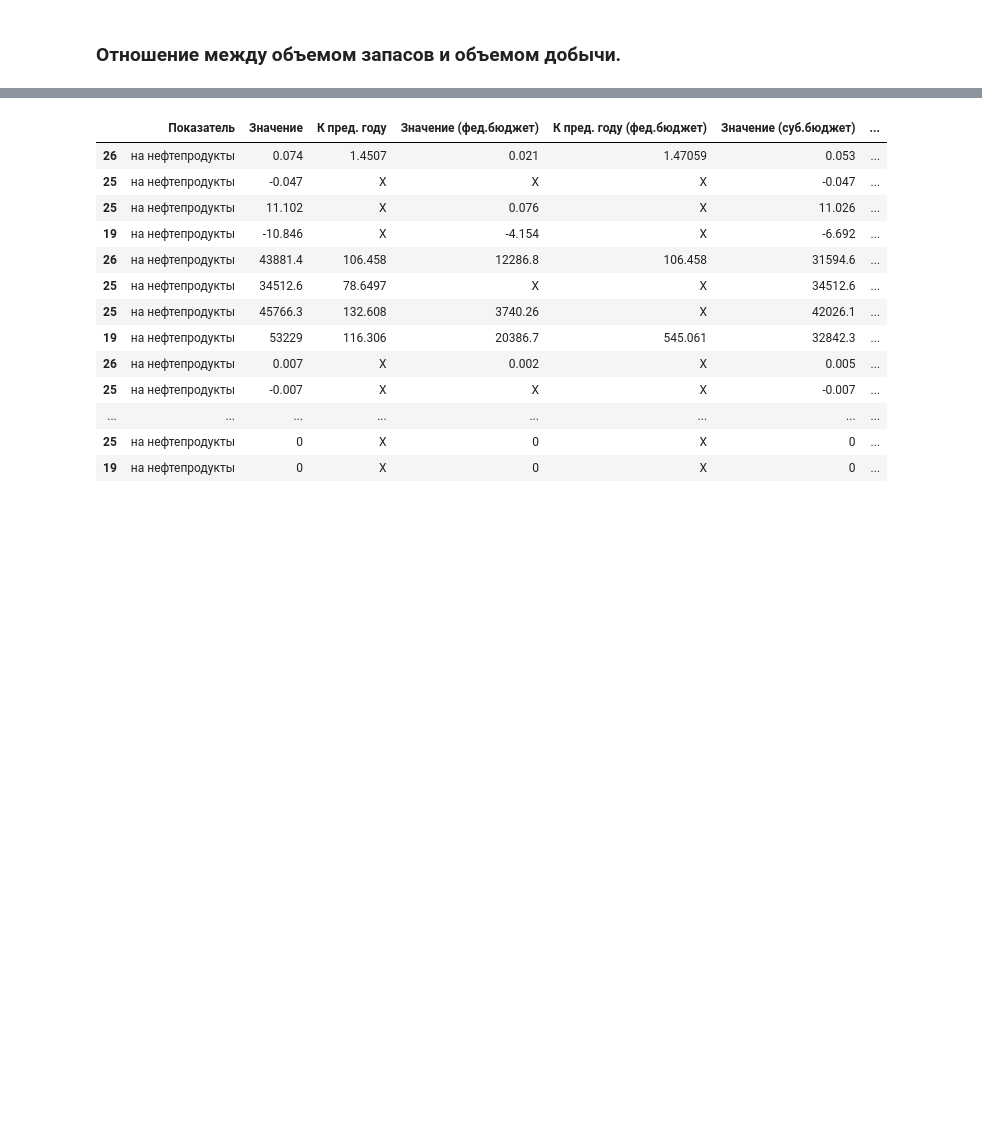
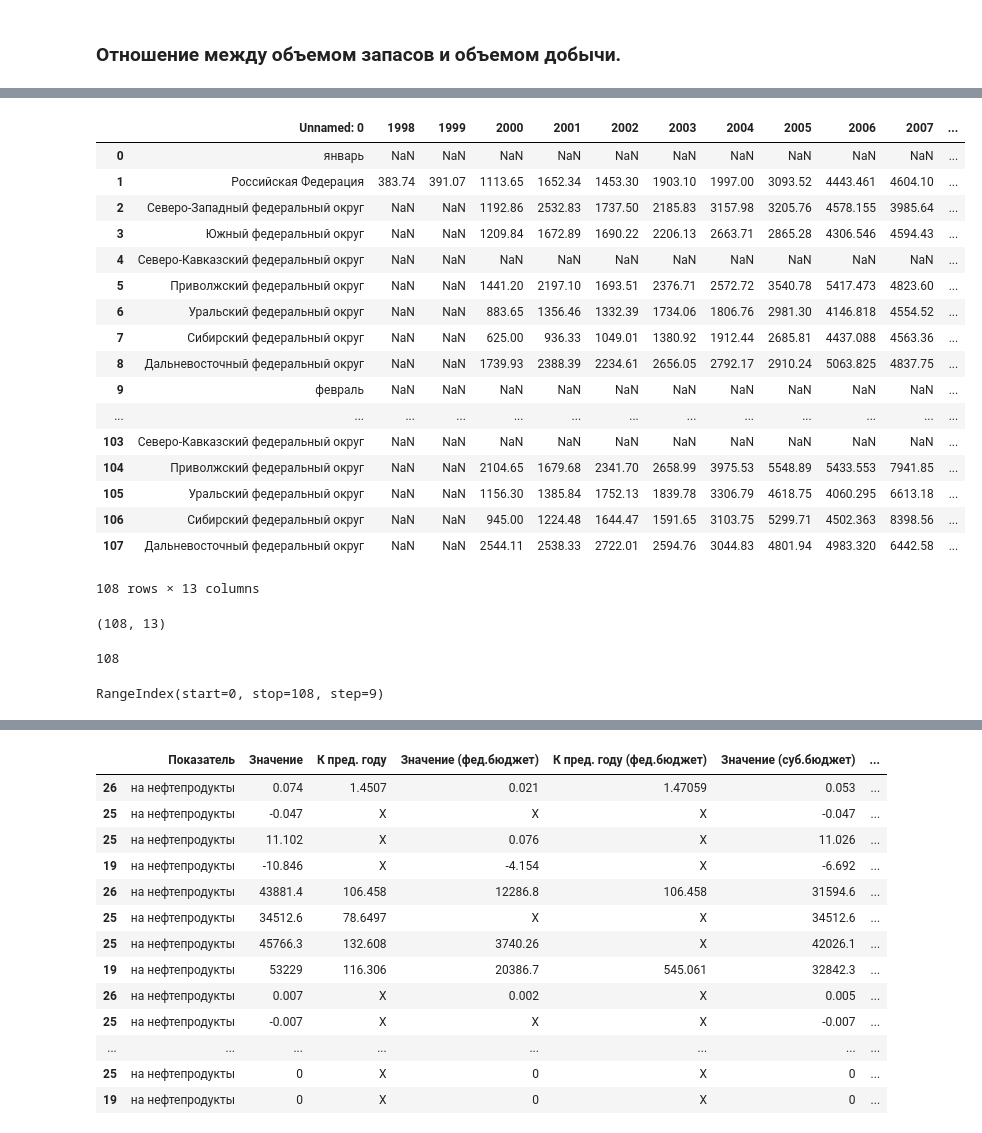
Before and after one commit to xenakas/py_projects, a Jupyter notebook: oil_indexes/oil_indexes.ipynb, the cells around one changed output, grey strips where cells are left out. Drawn from its saved outputs; the diff is of its cells as text; code cells hidden in the pictures; blank space fills up the shorter version.

```diff
--- a/oil_indexes/oil_indexes.ipynb
+++ b/oil_indexes/oil_indexes.ipynb
@@ -178,0 +499,23 @@ df_obj
+# %%
+prices_neft_df = pd.read_csv('prices_oil_data/raw_neft_po_2010.csv', header=1)
+# %%
+prices_neft_df
+# %% [output]
+|  | Unnamed: 0 | 1998 | 1999 | 2000 | 2001 | 2002 | 2003 | 2004 | 2005 | 2006 | 2007 | ... |
+| 0 | январь | NaN | NaN | NaN | NaN | NaN | NaN | NaN | NaN | NaN | NaN | ... |
+| 1 | Российская Федерация | 383.74 | 391.07 | 1113.65 | 1652.34 | 1453.30 | 1903.10 | 1997.00 | 3093.52 | 4443.461 | 4604.10 | ... |
+| 2 | Северо-Западный федеральный округ | NaN | NaN | 1192.86 | 2532.83 | 1737.50 | 2185.83 | 3157.98 | 3205.76 | 4578.155 | 3985.64 | ... |
+| 3 | Южный федеральный округ | NaN | NaN | 1209.84 | 1672.89 | 1690.22 | 2206.13 | 2663.71 | 2865.28 | 4306.546 | 4594.43 | ... |
+| 4 | Северо-Кавказский федеральный округ | NaN | NaN | NaN | NaN | NaN | NaN | NaN | NaN | NaN | NaN | ... |
+| 5 | Приволжский федеральный округ | NaN | NaN | 1441.20 | 2197.10 | 1693.51 | 2376.71 | 2572.72 | 3540.78 | 5417.473 | 4823.60 | ... |
+| 6 | Уральский федеральный округ | NaN | NaN | 883.65 | 1356.46 | 1332.39 | 1734.06 | 1806.76 | 2981.30 | 4146.818 | 4554.52 | ... |
+| 7 | Сибирский федеральный округ | NaN | NaN | 625.00 | 936.33 | 1049.01 | 1380.92 | 1912.44 | 2685.81 | 4437.088 | 4563.36 | ... |
+| 8 | Дальневосточный федеральный округ | NaN | NaN | 1739.93 | 2388.39 | 2234.61 | 2656.05 | 2792.17 | 2910.24 | 5063.825 | 4837.75 | ... |
+| 9 | февраль | NaN | NaN | NaN | NaN | NaN | NaN | NaN | NaN | NaN | NaN | ... |
+| ... | ... | ... | ... | ... | ... | ... | ... | ... | ... | ... | ... | ... |
+| 103 | Северо-Кавказский федеральный округ | NaN | NaN | NaN | NaN | NaN | NaN | NaN | NaN | NaN | NaN | ... |
+| 104 | Приволжский федеральный округ | NaN | NaN | 2104.65 | 1679.68 | 2341.70 | 2658.99 | 3975.53 | 5548.89 | 5433.553 | 7941.85 | ... |
+| 105 | Уральский федеральный округ | NaN | NaN | 1156.30 | 1385.84 | 1752.13 | 1839.78 | 3306.79 | 4618.75 | 4060.295 | 6613.18 | ... |
+| 106 | Сибирский федеральный округ | NaN | NaN | 945.00 | 1224.48 | 1644.47 | 1591.65 | 3103.75 | 5299.71 | 4502.363 | 8398.56 | ... |
+| 107 | Дальневосточный федеральный округ | NaN | NaN | 2544.11 | 2538.33 | 2722.01 | 2594.76 | 3044.83 | 4801.94 | 4983.320 | 6442.58 | ... |
+108 rows × 13 columns
@@ -178,0 +527,8 @@ df_obj
+# %%
+prices_neft_df.shape
+# %% [output]
+(108, 13)
+# %%
+len(months)
+# %% [output]
+108
@@ -178,0 +537,4 @@ df_obj
+# %%
+prices_neft_df.iloc[::9,:].index
+# %% [output]
+RangeIndex(start=0, stop=108, step=9)
```
Also changed, not shown: parts of 96 cells of this notebook.
